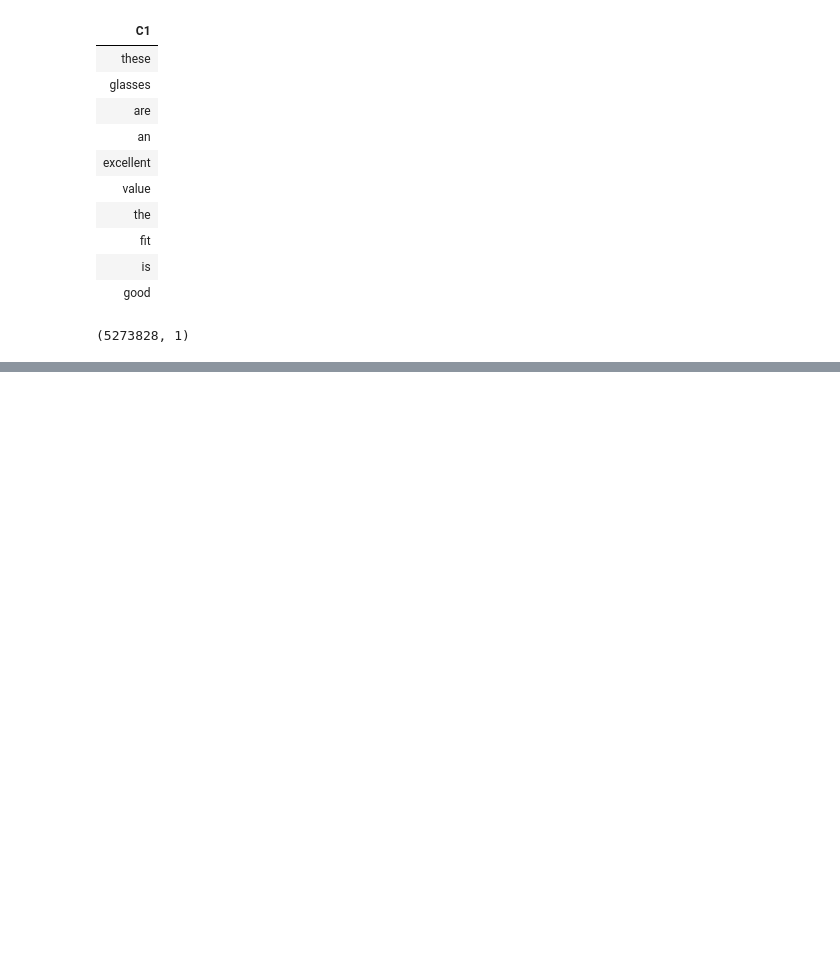
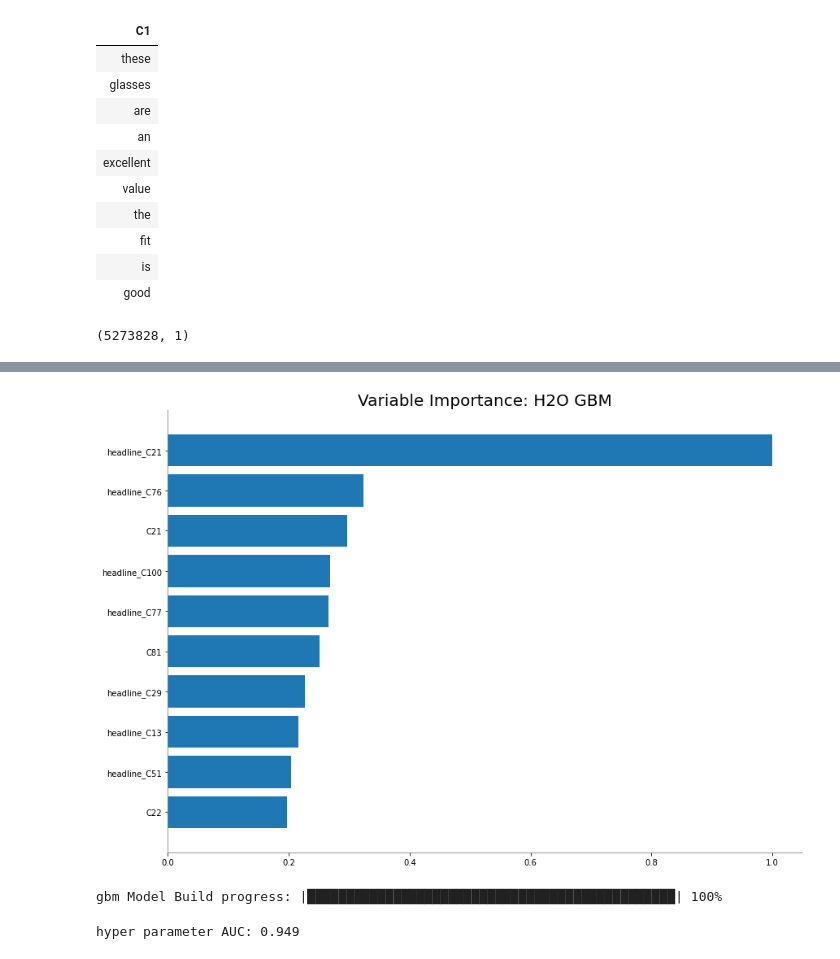
Before and after one commit to Shankar-Hadimani/ai-ml-engineering, a Jupyter notebook: notebook/sentiment_analysis_GBM_H2O.ipynb, the cells around one changed output, grey strips where cells are left out. Drawn from its saved outputs; the diff is of its cells as text; code cells hidden in the pictures; blank space fills up the shorter version.

Commit message:
Trained model with GBM and XGBoostEstimators

```diff
--- a/notebook/sentiment_analysis_GBM_H2O.ipynb
+++ b/notebook/sentiment_analysis_GBM_H2O.ipynb
@@ -250,0 +450,14 @@ review_words.shape
+# %%
+### append healine features ot the review words extended dataframe
+h2o_extended_with_headline_df = h2o_extended_df.cbind(headline_vectors)
+# %%
+### train and validation split for headline extended dataframe
+h2o_train, h2o_valid = h2o_extended_with_headline_df.split_frame(ratios=[0.8])
+# %%
+### instantiate GBM model
+gbm_all_cols_baseline_model = H2OGradientBoostingEstimator(stopping_metric='AUC',
+                                                           stopping_tolerance=0.001,
+                                                           stopping_rounds=5,
+                                                           score_tree_interval=10)
+# %%
+gbm_all_cols_baseline_model.train(x=headline_vectors.names+review_vectors.names+['votes'], y='target', training_frame=h2o_train, validation_frame=h2o_valid)
@@ -250,0 +492,5 @@ review_words.shape
+# %%
+#### variance plot
+gbm_all_cols_baseline_model.varimp_plot()
+# %% [output]
+[figure, added]
@@ -250,0 +503,11 @@ review_words.shape
+# %%
+gbm_all_cols_baseline_model_hyperparameters.train(x=headline_vectors.names+review_vectors.names+['votes'],
+                                                  y='target',
+                                                  training_frame=h2o_train,
+                                                  validation_frame=h2o_valid)
+# %% [output]
+gbm Model Build progress: |███████████████████████████████████████████████| 100%
+# %%
+print('hyper parameter AUC: '+ str(round(gbm_all_cols_baseline_model_hyperparameters.auc(valid=True),3)))
+# %% [output]
+hyper parameter AUC: 0.949
```
Also changed, not shown: parts of 57 cells of this notebook.
